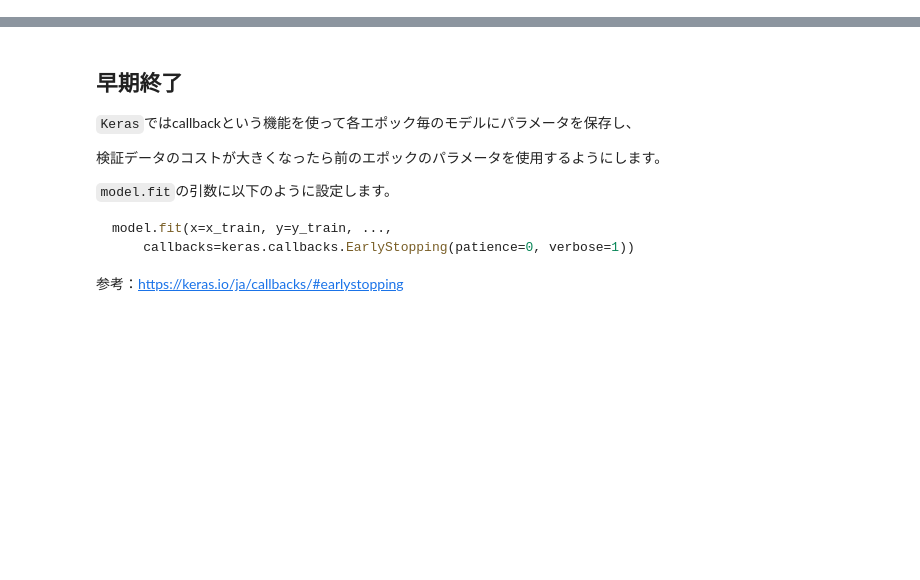
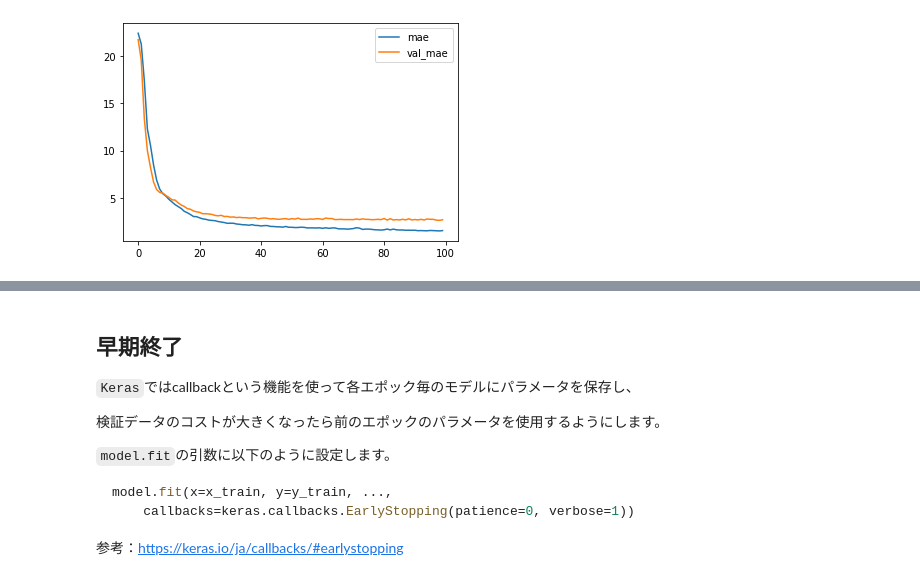
Before and after one commit to Strix9289/Introduction-of-Deep-Learning, a Jupyter notebook: overtraining.ipynb, the cells around one changed output, grey strips where cells are left out. Cells and saved outputs as stored; diff of their text form; code cells hidden in the pictures; blank space fills up the shorter version.

```diff
--- a/overtraining.ipynb
+++ b/overtraining.ipynb
@@ -15,0 +127,4 @@
+# %%
+result[['mae', 'val_mae']].plot();
+# %% [output]
+[figure, added]
```
Also changed, not shown: parts of 29 cells of this notebook.
